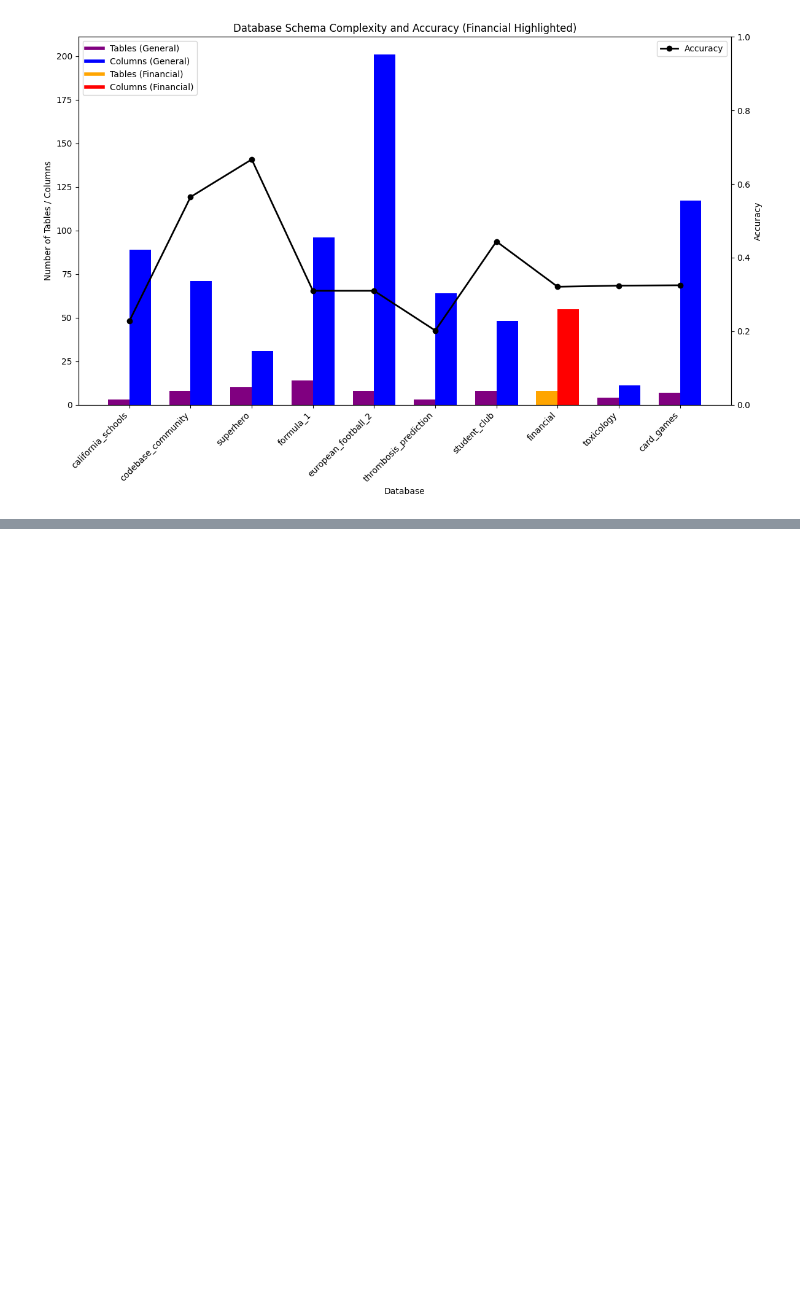
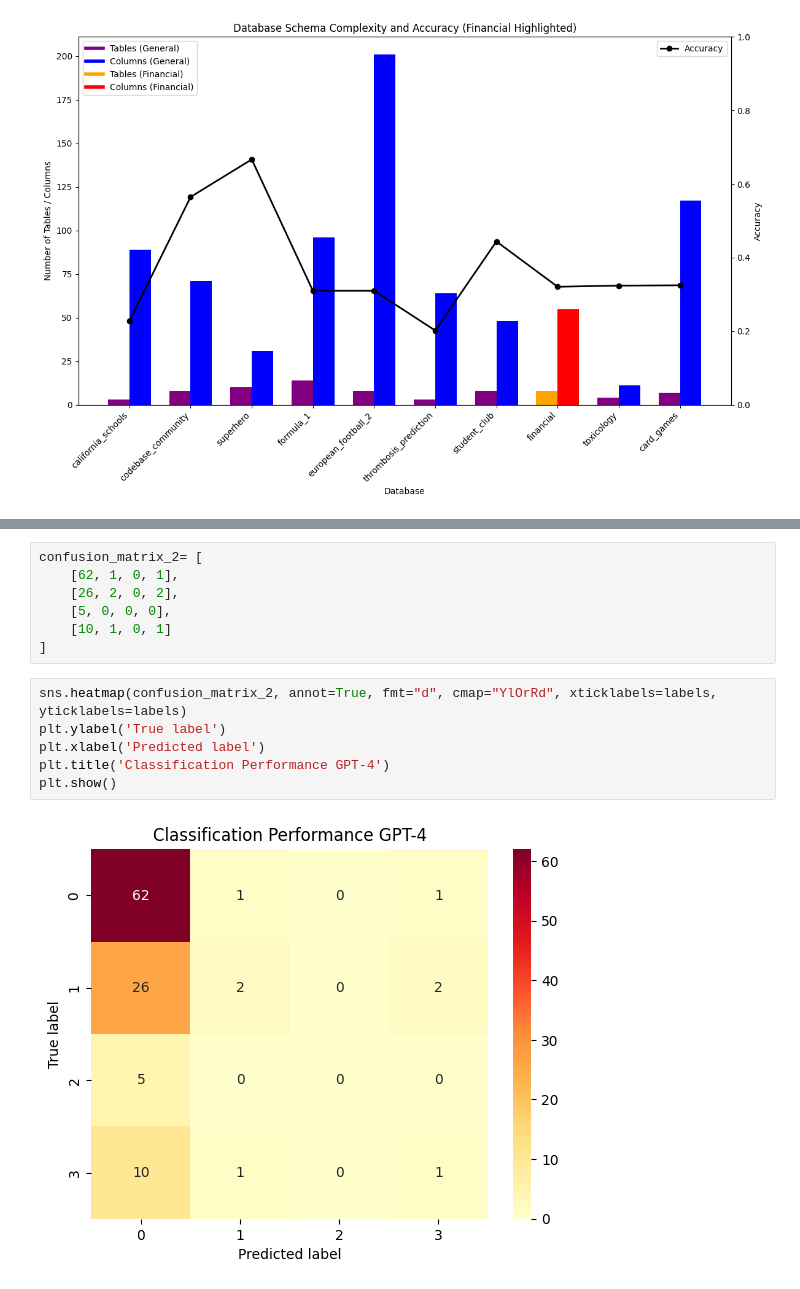
Before and after one commit to niklaswretblad/text-to-SQL-master-thesis, a Jupyter notebook: plots/plots.ipynb, the cells around one changed output, grey strips where cells are left out. Drawn from its saved outputs; the diff is of its cells as text; blank space fills up the shorter version.

```diff
--- a/plots/plots.ipynb
+++ b/plots/plots.ipynb
@@ -426,0 +501,15 @@ plt.show()
+# %%
+confusion_matrix_2= [
+    [62, 1, 0, 1],
+    [26, 2, 0, 2],
+    [5, 0, 0, 0],
+    [10, 1, 0, 1]
+]
+# %%
+sns.heatmap(confusion_matrix_2, annot=True, fmt="d", cmap="YlOrRd", xticklabels=labels, yticklabels=labels)
+plt.ylabel('True label')
+plt.xlabel('Predicted label')
+plt.title('Classification Performance GPT-4')
+plt.show()
+# %% [output]
+[figure, added]
```
Also changed, not shown: parts of 12 cells of this notebook, 5 other files.
